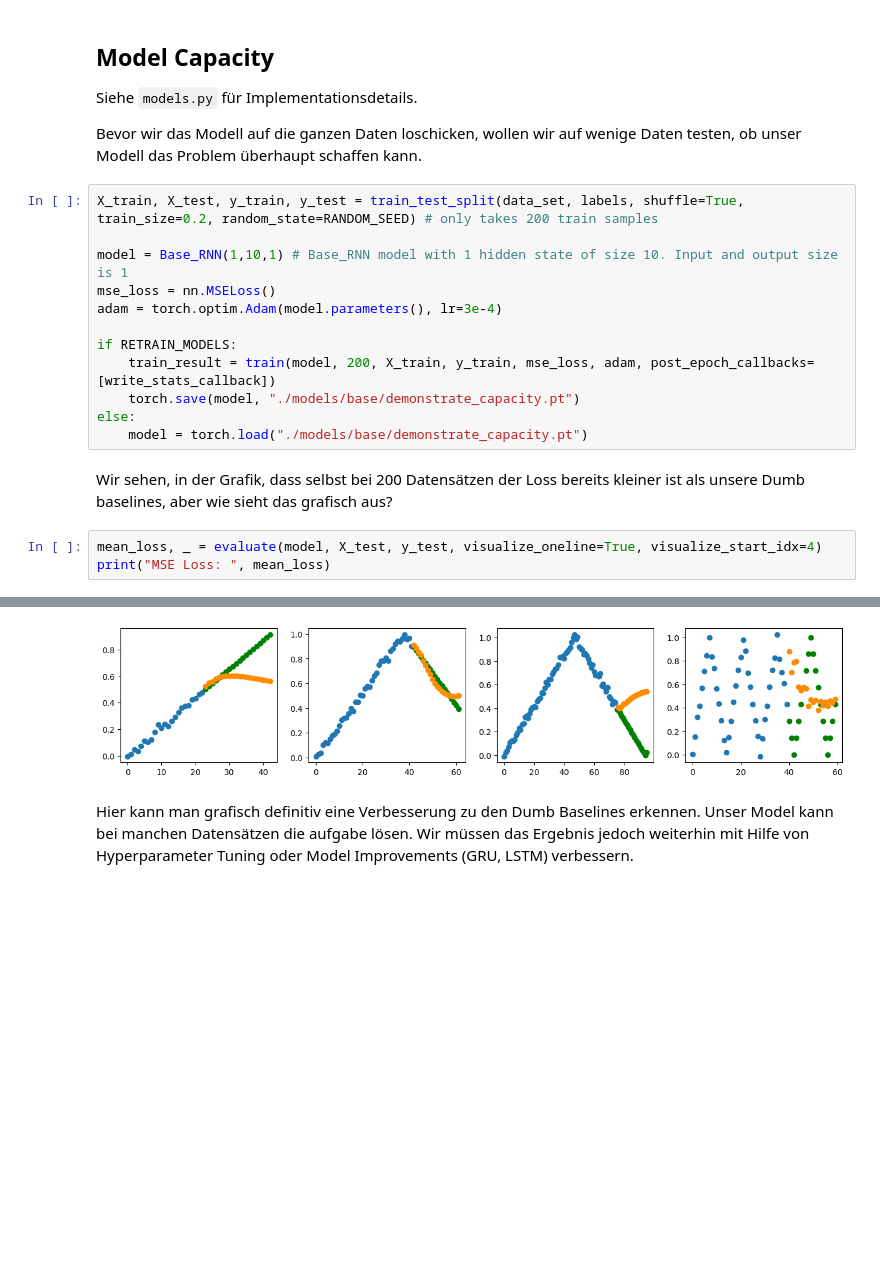
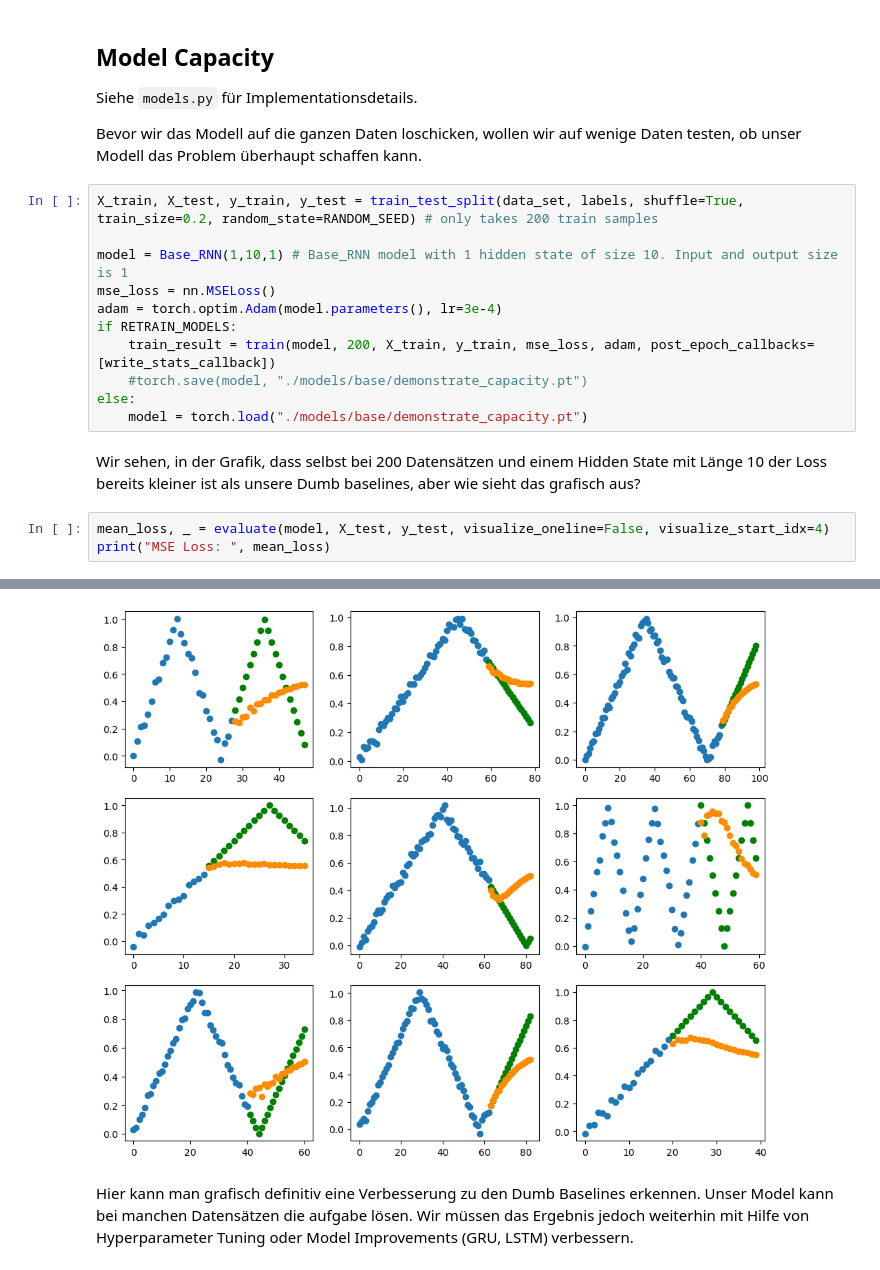
Before and after one commit to Tobilence/DMML_RNN, a Jupyter notebook: Horizon_forecast.ipynb, the cells around one changed output, grey strips where cells are left out. Drawn from its saved outputs; the diff is of its cells as text; blank space fills up the shorter version.

```diff
--- a/Horizon_forecast.ipynb
+++ b/Horizon_forecast.ipynb
@@ -166,15 +166,14 @@ X_train, X_test, y_train, y_test = train_test_split(data_set, labels, shuffle=Tr
 model = Base_RNN(1,10,1) # Base_RNN model with 1 hidden state of size 10. Input and output size is 1
 mse_loss = nn.MSELoss()
 adam = torch.optim.Adam(model.parameters(), lr=3e-4)
-
 if RETRAIN_MODELS:
     train_result = train(model, 200, X_train, y_train, mse_loss, adam, post_epoch_callbacks=[write_stats_callback])
-    torch.save(model, "./models/base/demonstrate_capacity.pt")
+    #torch.save(model, "./models/base/demonstrate_capacity.pt")
 else:
     model = torch.load("./models/base/demonstrate_capacity.pt")
 # %% [markdown]
-Wir sehen, in der Grafik, dass selbst bei 200 Datensätzen der Loss bereits kleiner ist als unsere Dumb baselines, aber wie sieht das grafisch aus?
+Wir sehen, in der Grafik, dass selbst bei 200 Datensätzen und einem Hidden State mit Länge 10 der Loss bereits kleiner ist als unsere Dumb baselines, aber wie sieht das grafisch aus?
 # %%
-mean_loss, _ = evaluate(model, X_test, y_test, visualize_oneline=True, visualize_start_idx=4)
+mean_loss, _ = evaluate(model, X_test, y_test, visualize_oneline=False, visualize_start_idx=4)
 print("MSE Loss: ", mean_loss)
 # %% [output]
@@ -182,4 +181,4 @@ MSE Loss:  0.06473783
-[figure, old version]
+[figure, new version]
 # %% [markdown]
 Hier kann man grafisch definitiv eine Verbesserung zu den Dumb Baselines erkennen. Unser Model kann bei manchen Datensätzen die aufgabe lösen. Wir müssen das Ergebnis jedoch weiterhin mit Hilfe von Hyperparameter Tuning oder Model Improvements (GRU, LSTM) verbessern.
 # %% [markdown]
```
Also changed, not shown: parts of 13 cells of this notebook, 2 other files.
